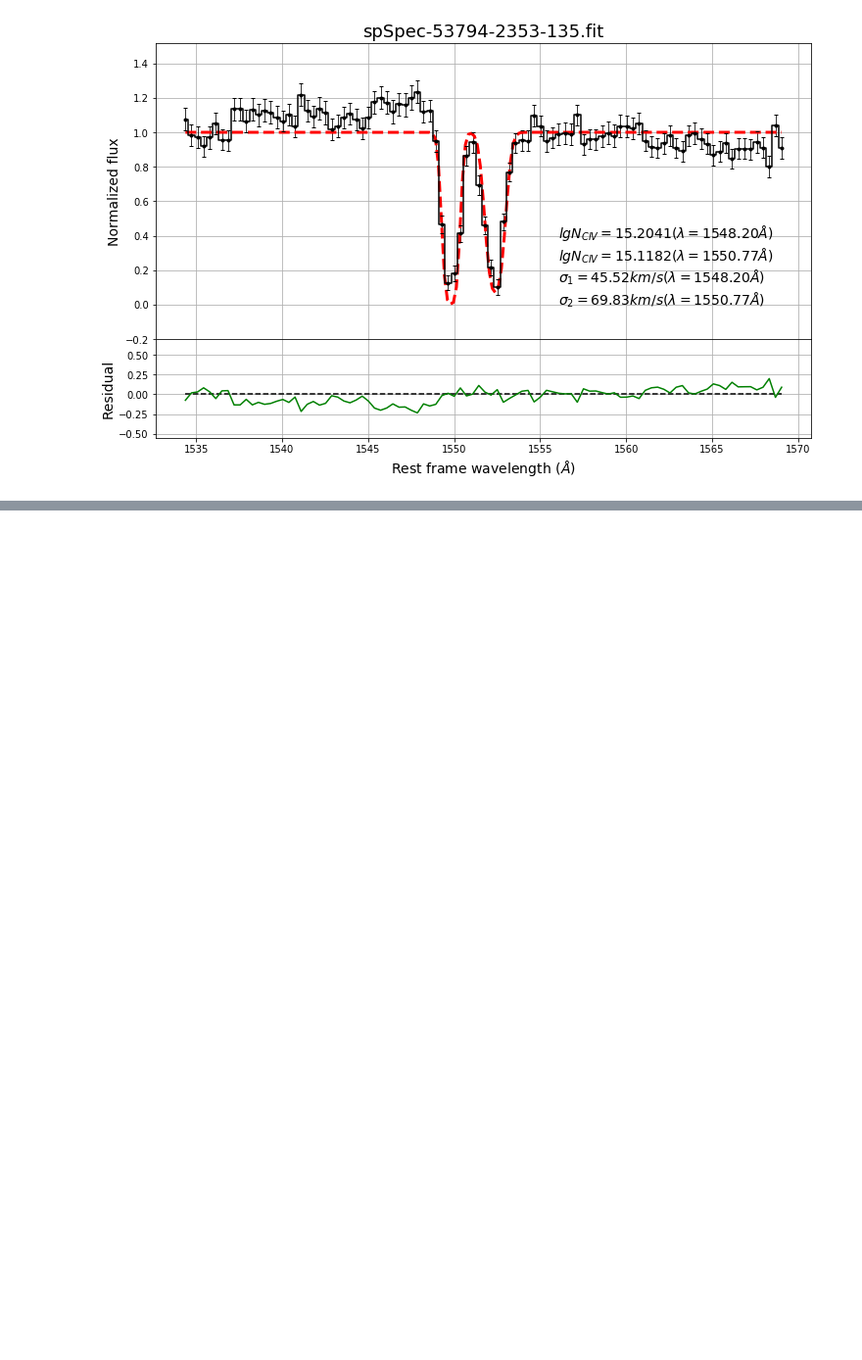
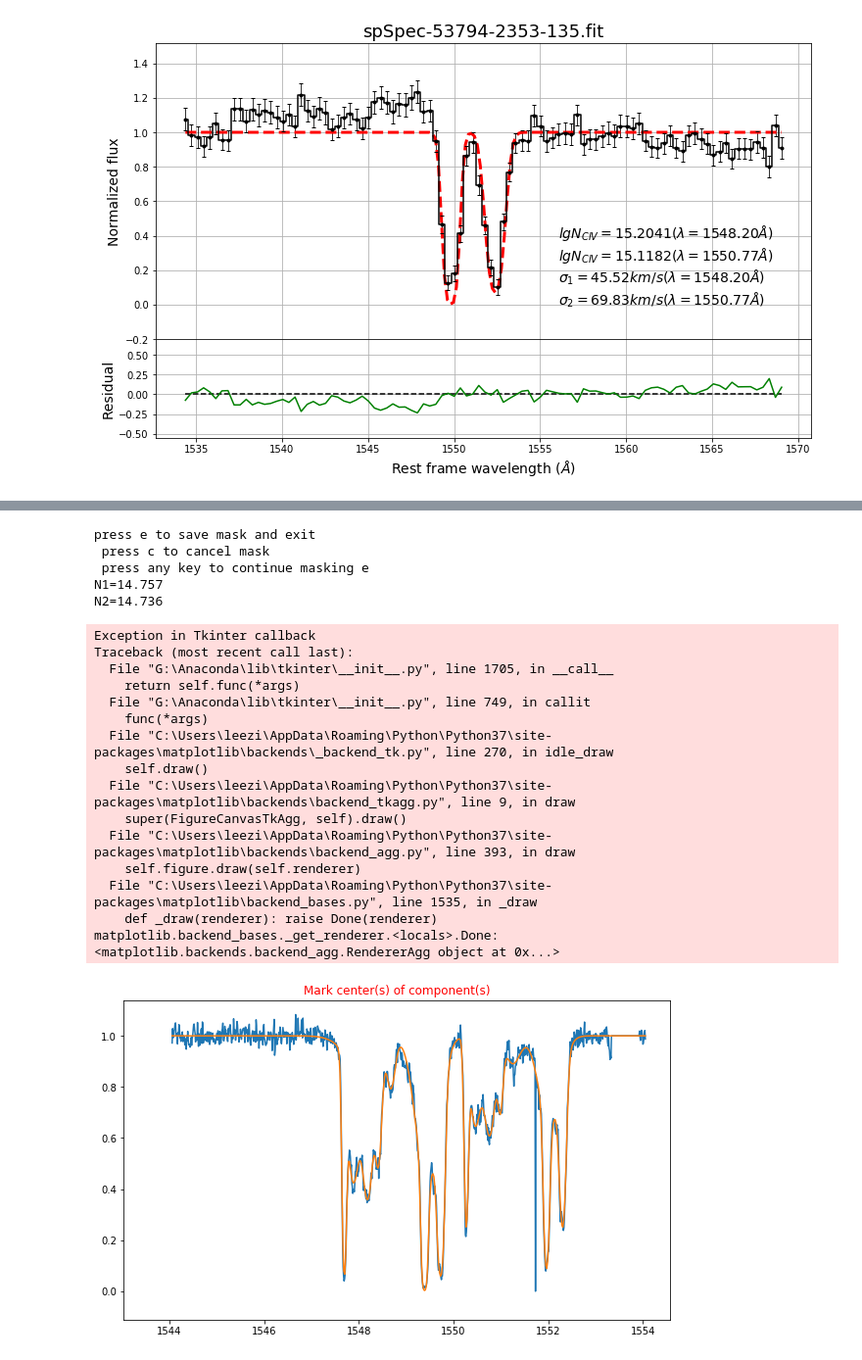
Before and after one commit to lizihao1008/Myfit, a Jupyter notebook: docs/example.ipynb, the cells around one changed output, grey strips where cells are left out. Shown: that part at 98% size. Drawn from its saved outputs; the diff is of its cells as text; code cells hidden in the pictures; blank space fills up the shorter version.

```diff
--- a/docs/example.ipynb
+++ b/docs/example.ipynb
@@ -118,0 +145,27 @@ lgN2=15.118172
+# %%
+s1 = spec_data.spec_data('Q1425+60')
+s1.add_spec(*ft.read_hires(s1.name))
+popt,pcov = s1.fit('C IV',span=5)
+plt.show()
+# %% [output]
+press e to save mask and exit
+ press c to cancel mask
+ press any key to continue masking e
+N1=14.757
+N2=14.736
+Exception in Tkinter callback
+Traceback (most recent call last):
+  File "G:\Anaconda\lib\tkinter\__init__.py", line 1705, in __call__
+    return self.func(*args)
+  File "G:\Anaconda\lib\tkinter\__init__.py", line 749, in callit
+    func(*args)
+  File "C:\Users\leezi\AppData\Roaming\Python\Python37\site-packages\matplotlib\backends\_backend_tk.py", line 270, in idle_draw
+    self.draw()
+  File "C:\Users\leezi\AppData\Roaming\Python\Python37\site-packages\matplotlib\backends\backend_tkagg.py", line 9, in draw
+    super(FigureCanvasTkAgg, self).draw()
+  File "C:\Users\leezi\AppData\Roaming\Python\Python37\site-packages\matplotlib\backends\backend_agg.py", line 393, in draw
+    self.figure.draw(self.renderer)
+  File "C:\Users\leezi\AppData\Roaming\Python\Python37\site-packages\matplotlib\backend_bases.py", line 1535, in _draw
+    def _draw(renderer): raise Done(renderer)
+matplotlib.backend_bases._get_renderer.<locals>.Done: <matplotlib.backends.backend_agg.RendererAgg object at 0x...>
+[figure, added]
```
Also changed, not shown: parts of 4 cells of this notebook.
